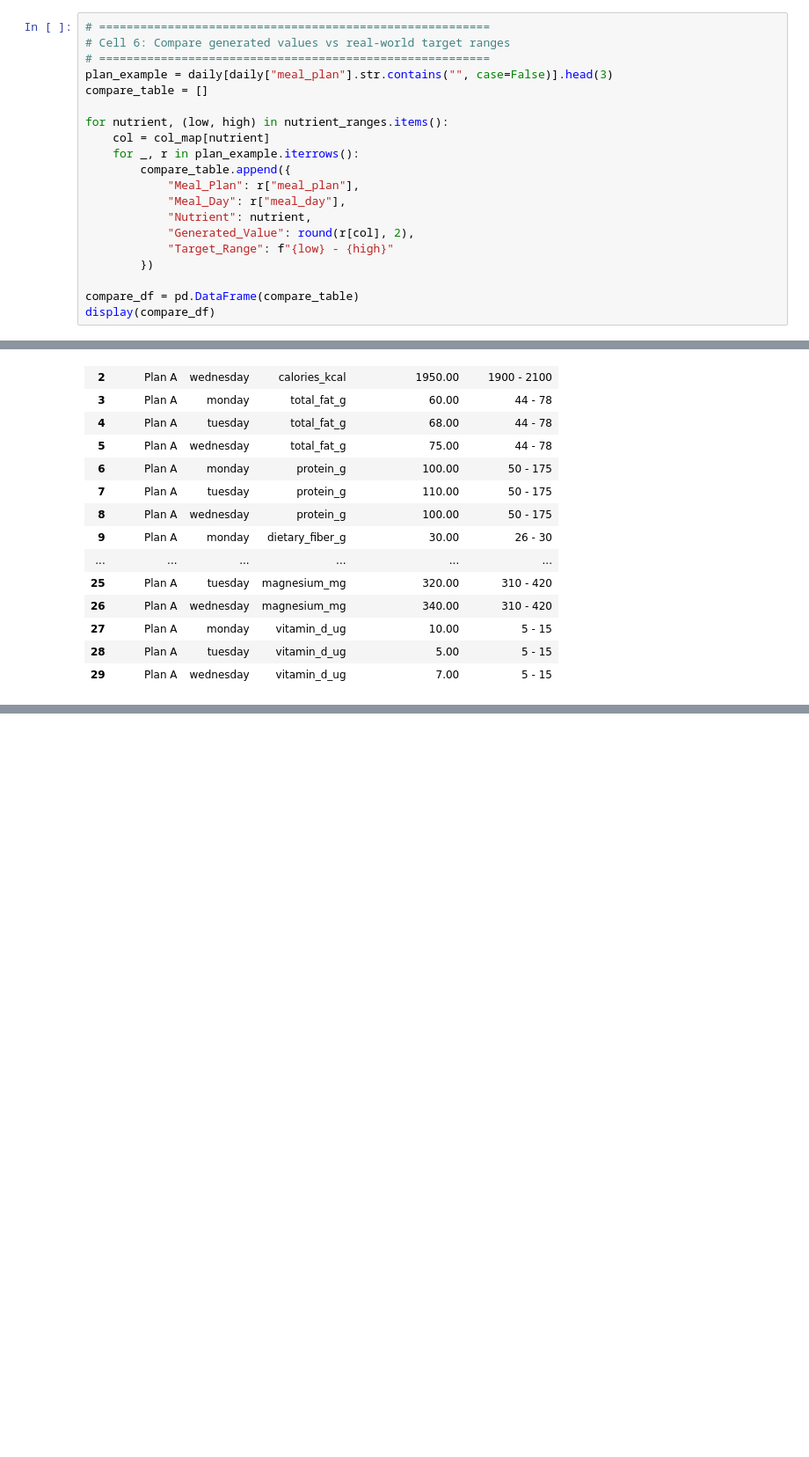
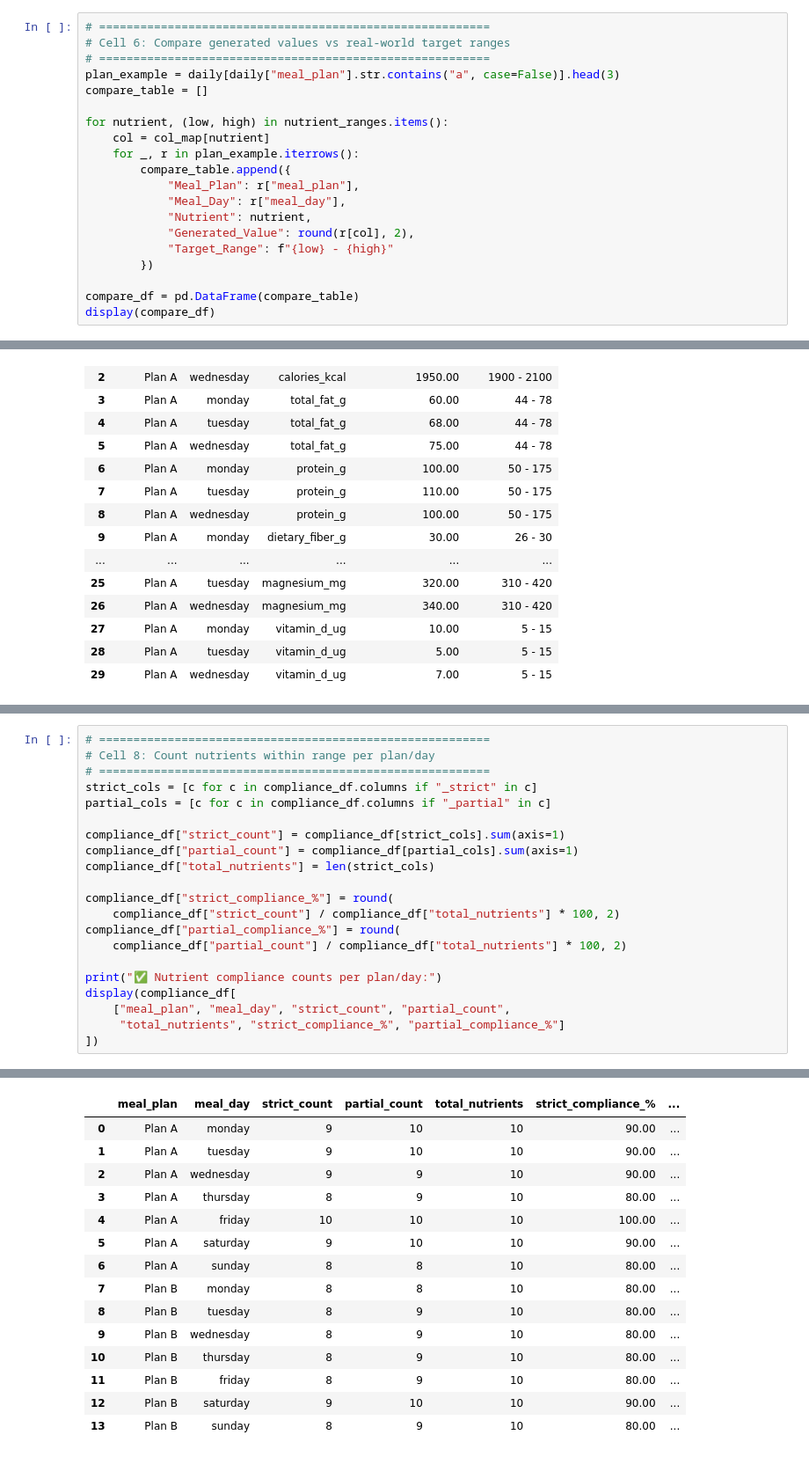
Before and after one commit to Kshitizsikriwal/cdrs, a Jupyter notebook: Gemini/compilance-asthma.ipynb, the cells around one changed output, grey strips where cells are left out. Shown at 88% size. Cells and saved outputs as stored; diff of their text form; blank space fills up the shorter version.

```diff
--- a/Gemini/compilance-asthma.ipynb
+++ b/Gemini/compilance-asthma.ipynb
@@ -149,7 +149,7 @@ display(daily.head())
 # =========================================================
 # Cell 6: Compare generated values vs real-world target ranges
 # =========================================================
-plan_example = daily[daily["meal_plan"].str.contains("", case=False)].head(3)
+plan_example = daily[daily["meal_plan"].str.contains("a", case=False)].head(3)
 compare_table = []
 
 for nutrient, (low, high) in nutrient_ranges.items():
@@ -185,0 +220,22 @@ display(compare_df)
+# %%
+# =========================================================
+# Cell 8: Count nutrients within range per plan/day
+# =========================================================
+strict_cols = [c for c in compliance_df.columns if "_strict" in c]
+partial_cols = [c for c in compliance_df.columns if "_partial" in c]
+
+compliance_df["strict_count"] = compliance_df[strict_cols].sum(axis=1)
+compliance_df["partial_count"] = compliance_df[partial_cols].sum(axis=1)
+compliance_df["total_nutrients"] = len(strict_cols)
+
+compliance_df["strict_compliance_%"] = round(
+    compliance_df["strict_count"] / compliance_df["total_nutrients"] * 100, 2)
+compliance_df["partial_compliance_%"] = round(
+    compliance_df["partial_count"] / compliance_df["total_nutrients"] * 100, 2)
+
+print("✅ Nutrient compliance counts per plan/day:")
+display(compliance_df[
+    ["meal_plan", "meal_day", "strict_count", "partial_count",
+     "total_nutrients", "strict_compliance_%", "partial_compliance_%"]
+])
+# %% [output]
@@ -185,0 +243,15 @@ display(compare_df)
+|  | meal_plan | meal_day | strict_count | partial_count | total_nutrients | strict_compliance_% | ... |
+| 0 | Plan A | monday | 9 | 10 | 10 | 90.00 | ... |
+| 1 | Plan A | tuesday | 9 | 10 | 10 | 90.00 | ... |
+| 2 | Plan A | wednesday | 9 | 9 | 10 | 90.00 | ... |
+| 3 | Plan A | thursday | 8 | 9 | 10 | 80.00 | ... |
+| 4 | Plan A | friday | 10 | 10 | 10 | 100.00 | ... |
+| 5 | Plan A | saturday | 9 | 10 | 10 | 90.00 | ... |
+| 6 | Plan A | sunday | 8 | 8 | 10 | 80.00 | ... |
+| 7 | Plan B | monday | 8 | 8 | 10 | 80.00 | ... |
+| 8 | Plan B | tuesday | 8 | 9 | 10 | 80.00 | ... |
+| 9 | Plan B | wednesday | 8 | 9 | 10 | 80.00 | ... |
+| 10 | Plan B | thursday | 8 | 9 | 10 | 80.00 | ... |
+| 11 | Plan B | friday | 8 | 9 | 10 | 80.00 | ... |
+| 12 | Plan B | saturday | 9 | 10 | 10 | 90.00 | ... |
+| 13 | Plan B | sunday | 8 | 9 | 10 | 80.00 | ... |
```
Also changed, not shown: parts of 4 cells of this notebook, 9 other files.
